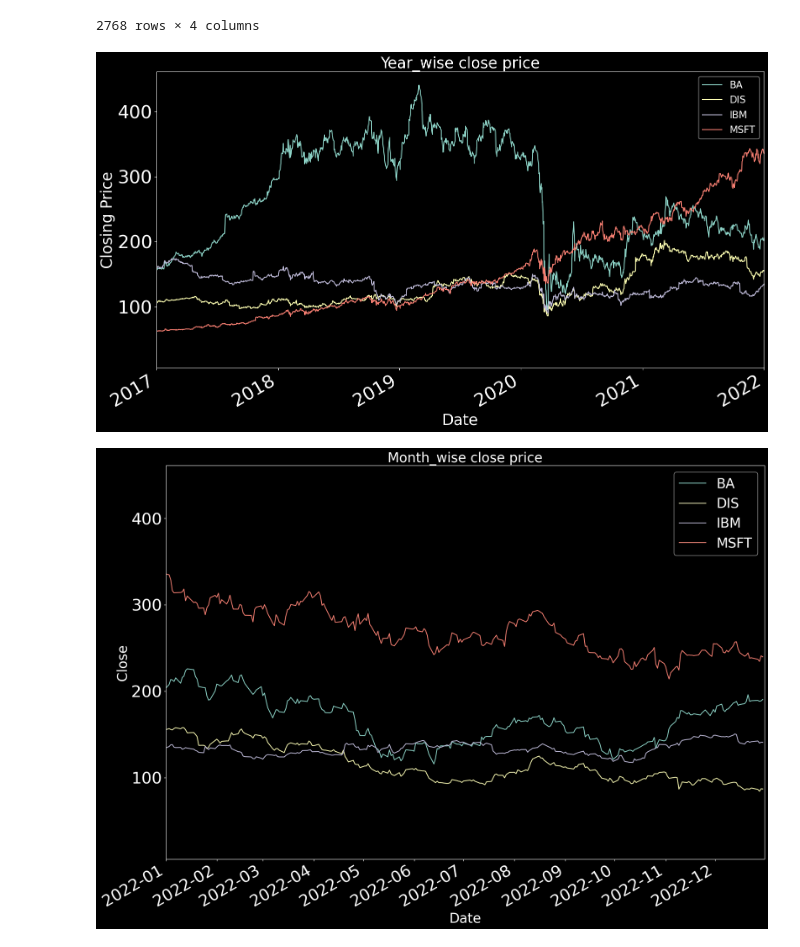
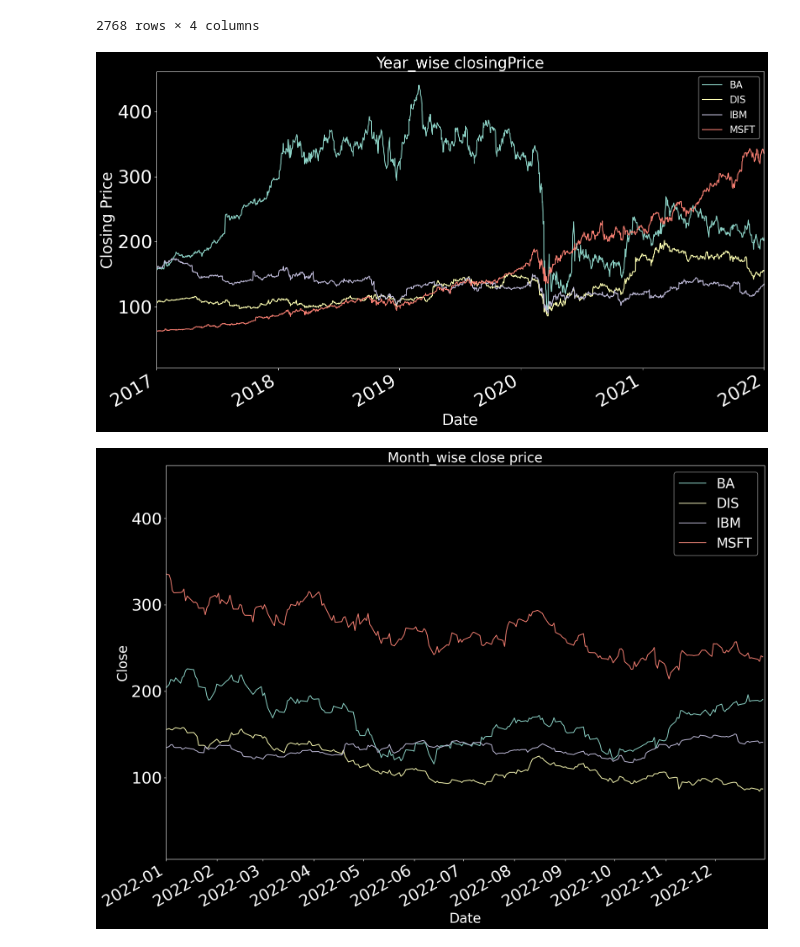
Before and after one commit to Akash3405/Time_Series_EDA, a Jupyter notebook: Stock_Data_Analysis.ipynb, the cells around one changed output. Saved outputs shown, nothing was run; the diff lists cells and outputs as text; code cells hidden in the pictures.

```diff
--- a/Stock_Data_Analysis.ipynb
+++ b/Stock_Data_Analysis.ipynb
@@ -195,14 +195,14 @@ Open
 # %%
 plt.style.use("dark_background")
 close.plot(figsize=(18,10),fontsize=30)
 plt.legend(fontsize=16)
 plt.xlabel("Date",fontsize=25)
 plt.xlim("2017","2022")
 plt.ylabel("Closing Price",fontsize=25)
-plt.title("Year_wise close price",fontsize=25)
+plt.title("Year_wise closingPrice",fontsize=25)
 plt.show()
 # %% [output]
-[figure, old version]
+[figure, new version]
 # %%
 # Checking 2022 data only, using xlim and ylim functions to set limits to values
 close.plot(figsize=(20,15),fontsize=30)
```
Also changed, not shown: parts of 10 cells of this notebook.
